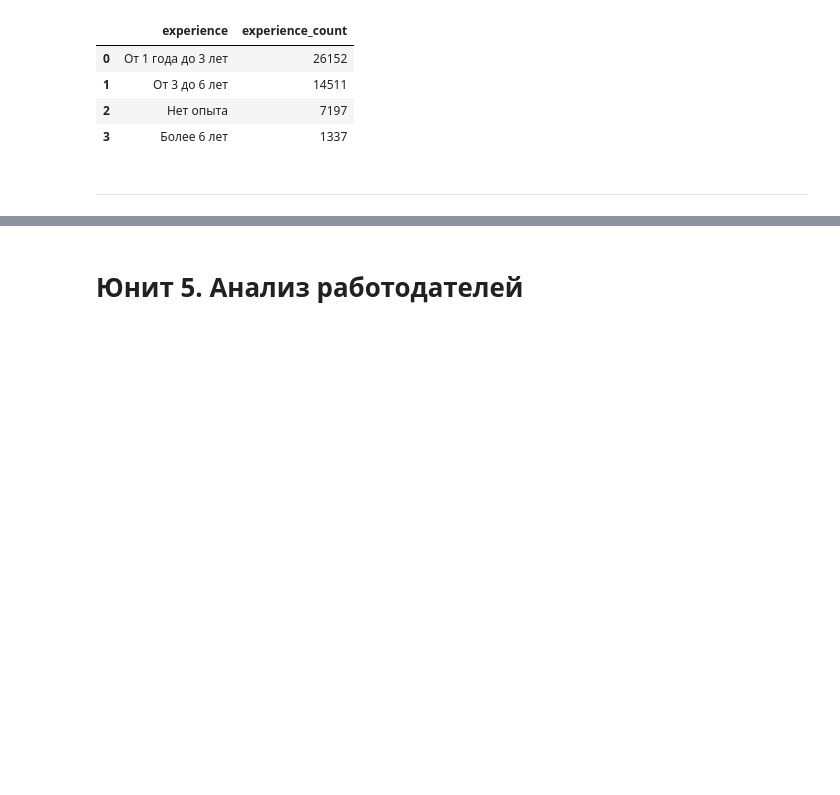
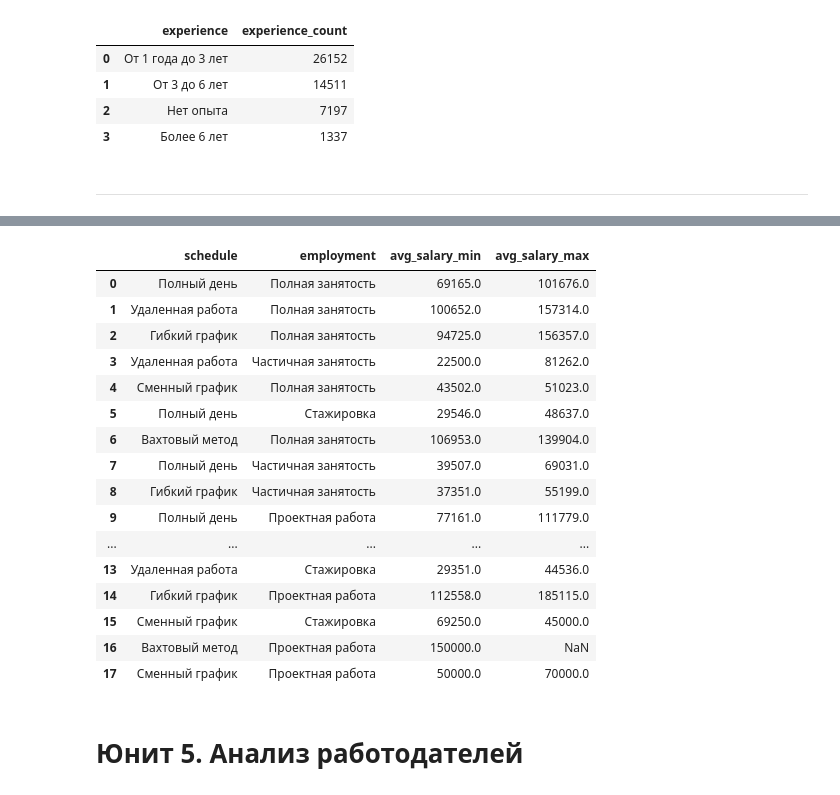
Before and after one commit to sergioschadenko/sf_data_science, a Jupyter notebook: Project_2_HH/Project_2_Ноутбук_шаблон.ipynb, the cells around one changed output, grey strips where cells are left out. Cells and saved outputs as stored; diff of their text form; code cells hidden in the pictures; blank space fills up the shorter version.

```diff
--- a/Project_2_HH/Project_2_Ноутбук_шаблон.ipynb
+++ b/Project_2_HH/Project_2_Ноутбук_шаблон.ipynb
@@ -201 +264,33 @@ pd.read_sql_query(query_4_5, connection)
+# %%
+query_4_add_3 = f'''select
+                    schedule,
+                    employment,
+                    round(avg(salary_from)) as avg_salary_min,
+                    round(avg(salary_to)) as avg_salary_max
+                from
+                    public.vacancies
+                group by
+                    schedule, employment
+                order by count(*) desc
+'''
+# %%
+pd.read_sql_query(query_4_add_3, connection)
+# %% [output]
+|  | schedule | employment | avg_salary_min | avg_salary_max |
+| 0 | Полный день | Полная занятость | 69165.0 | 101676.0 |
+| 1 | Удаленная работа | Полная занятость | 100652.0 | 157314.0 |
+| 2 | Гибкий график | Полная занятость | 94725.0 | 156357.0 |
+| 3 | Удаленная работа | Частичная занятость | 22500.0 | 81262.0 |
+| 4 | Сменный график | Полная занятость | 43502.0 | 51023.0 |
+| 5 | Полный день | Стажировка | 29546.0 | 48637.0 |
+| 6 | Вахтовый метод | Полная занятость | 106953.0 | 139904.0 |
+| 7 | Полный день | Частичная занятость | 39507.0 | 69031.0 |
+| 8 | Гибкий график | Частичная занятость | 37351.0 | 55199.0 |
+| 9 | Полный день | Проектная работа | 77161.0 | 111779.0 |
+| ... | ... | ... | ... | ... |
+| 13 | Удаленная работа | Стажировка | 29351.0 | 44536.0 |
+| 14 | Гибкий график | Проектная работа | 112558.0 | 185115.0 |
+| 15 | Сменный график | Стажировка | 69250.0 | 45000.0 |
+| 16 | Вахтовый метод | Проектная работа | 150000.0 | NaN |
+| 17 | Сменный график | Проектная работа | 50000.0 | 70000.0 |
 # %%
```
Also changed, not shown: parts of 36 cells of this notebook.
